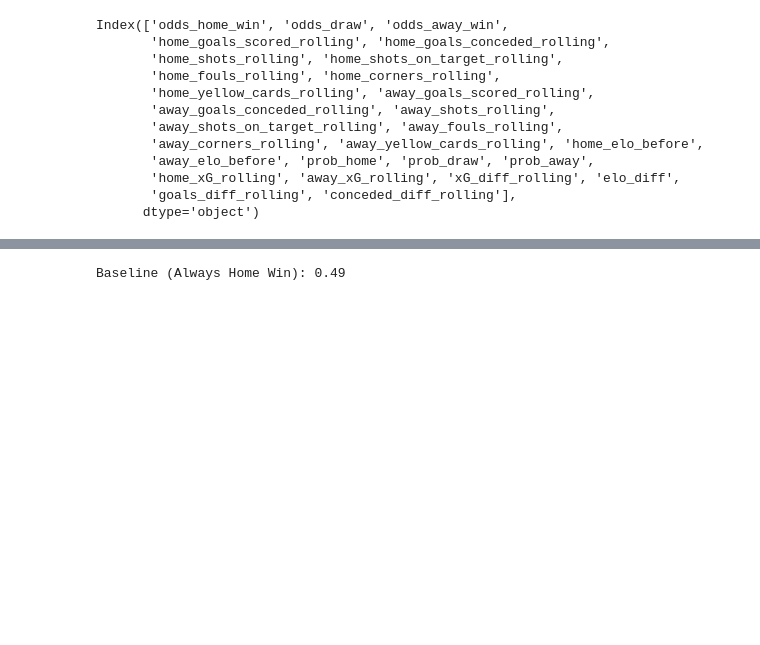
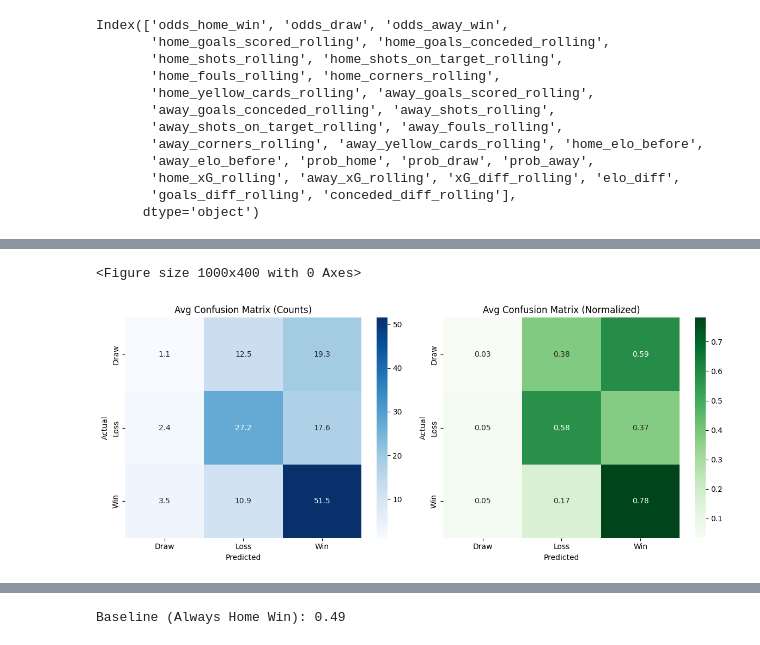
Before and after one commit to ejcalvillo/ai_sports_analytics, a Jupyter notebook: Notebooks/Advanced/FINALMODELS.ipynb, the cells around one changed output, grey strips where cells are left out. Cells and saved outputs as stored; diff of their text form; code cells hidden in the pictures; blank space fills up the shorter version.

```diff
--- a/Notebooks/Advanced/FINALMODELS.ipynb
+++ b/Notebooks/Advanced/FINALMODELS.ipynb
@@ -245,17 +245,36 @@ log_loss     1.079288
 brier        0.209571
 dtype: float64
 # %%
-# def average_confusion_matrix(model_name):
-#     cms = [r["confusion_matrix"] for r in results[model_name]]
-#     return sum(cms) / len(cms)
+def average_confusion_matrix(model_name):
+    cms = [r["confusion_matrix"] for r in results[model_name]]
+    return sum(cms) / len(cms)
 
-# avg_cm_rf = average_confusion_matrix("RandomForest")
-# avg_cm_xgb = average_confusion_matrix("XGBoost")
-# avg_cm_cat = average_confusion_matrix("CatBoost")
+avg_cm_rf = average_confusion_matrix("RandomForest")
+avg_cm_xgb = average_confusion_matrix("XGBoost")
+avg_cm_cat = average_confusion_matrix("CatBoost")
 # %%
-# sns.heatmap(avg_cm_rf, annot=True, fmt=".1f")
-# plt.title("Average Confusion Matrix - Random Forest")
-# plt.show()
+labels = ['Draw', 'Loss', 'Win']
+avg_cm_rf_norm = avg_cm_rf / avg_cm_rf.sum(axis=1, keepdims=True)
+
+plt.figure(figsize=(10,4))
+fig, axes = plt.subplots(1, 2, figsize=(12, 5))
+
+sns.heatmap(avg_cm_rf, annot=True, fmt=".1f", cmap="Blues",
+            xticklabels=labels, yticklabels=labels, ax=axes[0])
+axes[0].set_title("Avg Confusion Matrix (Counts)")
+axes[0].set_xlabel('Predicted')
+axes[0].set_ylabel('Actual')
+
+sns.heatmap(avg_cm_rf_norm, annot=True, fmt=".2f", cmap="Greens",
+            xticklabels=labels, yticklabels=labels, ax=axes[1])
+axes[1].set_title("Avg Confusion Matrix (Normalized)")
+axes[1].set_xlabel('Predicted')
+axes[1].set_ylabel('Actual')
+plt.tight_layout()
+plt.show()
+# %% [output]
+<Figure size 1000x400 with 0 Axes>
+[figure, added]
 # %%
 # Average across folds
 rf_importances = np.array(rf_importances)
```
Also changed, not shown: parts of 14 cells of this notebook, 3 other files.
